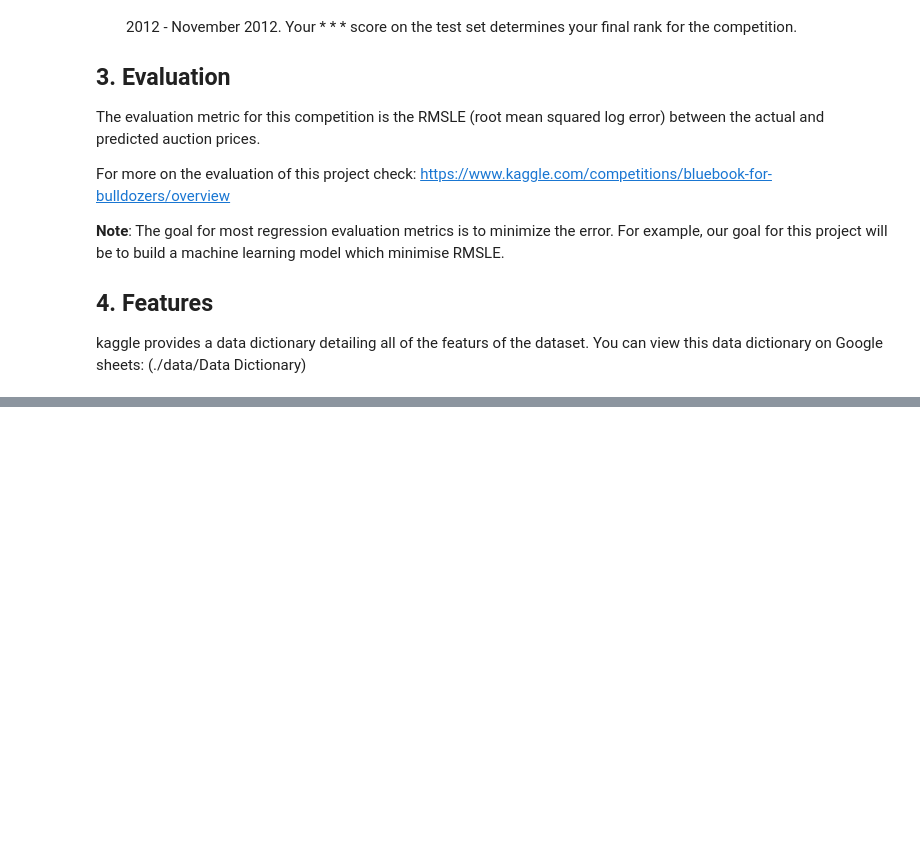
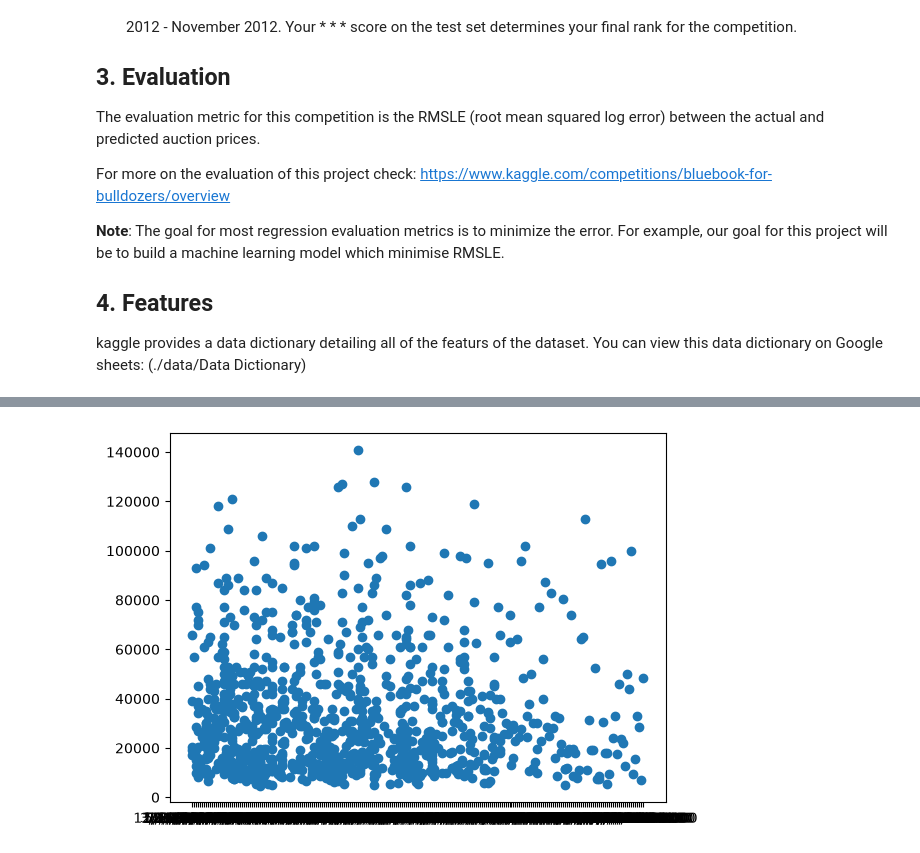
Before and after one commit to Kazim0071/bulldozer-price-prediction, a Jupyter notebook: end-to-end-bulldozer-price-regression.ipynb, the cells around one changed output, grey strips where cells are left out. Cells and saved outputs as stored; diff of their text form; code cells hidden in the pictures; blank space fills up the shorter version.

Commit message:
feat: update notebook and configure gitignore to ignore data folder

```diff
--- a/end-to-end-bulldozer-price-regression.ipynb
+++ b/end-to-end-bulldozer-price-regression.ipynb
@@ -34,3 +34,5 @@ import numpy as np
 import matplotlib.pyplot as plt
 import sklearn
 %matplotlib inline
+# %%
+df = pd.read_csv("data/TrainAndValid.csv", low_memory=False)
@@ -36,0 +96,5 @@ import sklearn
+# %%
+fig, ax = plt.subplots()
+ax.scatter(df["saledate"][:1000], df["SalePrice"][:1000]);
+# %% [output]
+[figure, added]
```
Also changed, not shown: parts of 44 cells of this notebook, 1 other file.
